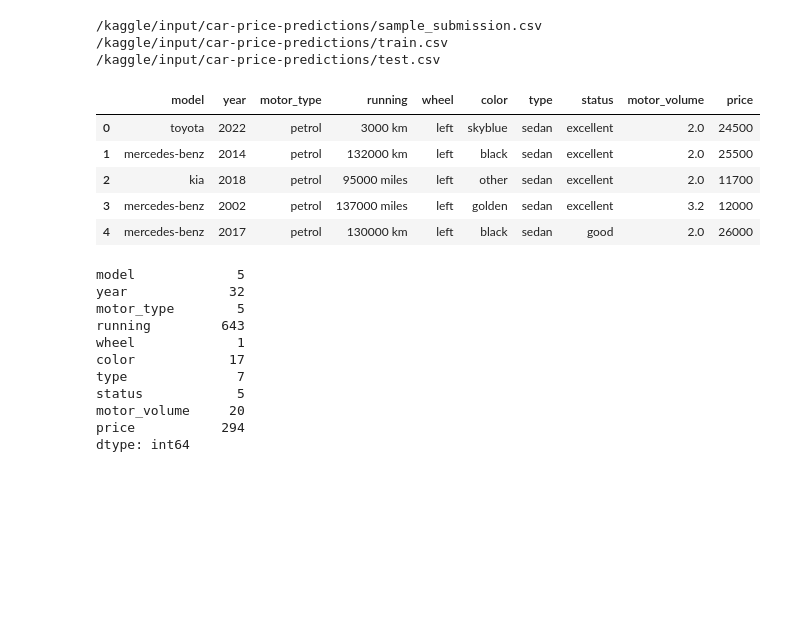
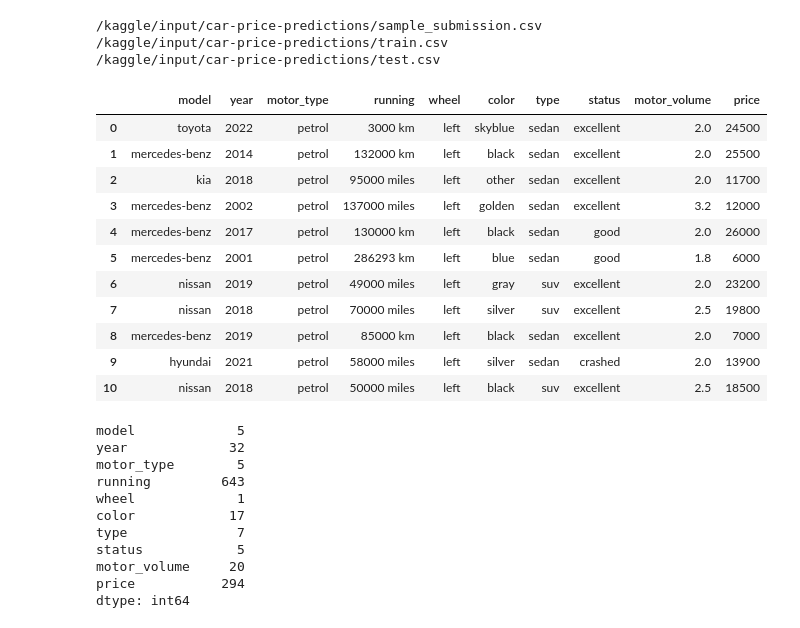
Before and after one commit to Murad-pitafi/Kaggle-Competitions, a Jupyter notebook: car-price-prediction.ipynb, the cells around one changed output. Drawn from its saved outputs; the diff is of its cells as text; code cells hidden in the pictures; blank space fills up the shorter version.

```diff
--- a/car-price-prediction.ipynb
+++ b/car-price-prediction.ipynb
@@ -26,14 +26,20 @@ for dirname, _, filenames in os.walk('/kaggle/input'):
 train = pd.read_csv('/kaggle/input/car-price-predictions/train.csv')
 test = pd.read_csv('/kaggle/input/car-price-predictions/test.csv')
 # %%
-train.head()
+train.head(11)
 # %% [output]
 |  | model | year | motor_type | running | wheel | color | type | status | motor_volume | price |
 | 0 | toyota | 2022 | petrol | 3000 km | left | skyblue | sedan | excellent | 2.0 | 24500 |
 | 1 | mercedes-benz | 2014 | petrol | 132000 km | left | black | sedan | excellent | 2.0 | 25500 |
 | 2 | kia | 2018 | petrol | 95000 miles | left | other | sedan | excellent | 2.0 | 11700 |
 | 3 | mercedes-benz | 2002 | petrol | 137000 miles | left | golden | sedan | excellent | 3.2 | 12000 |
 | 4 | mercedes-benz | 2017 | petrol | 130000 km | left | black | sedan | good | 2.0 | 26000 |
+| 5 | mercedes-benz | 2001 | petrol | 286293 km | left | blue | sedan | good | 1.8 | 6000 |
+| 6 | nissan | 2019 | petrol | 49000 miles | left | gray | suv | excellent | 2.0 | 23200 |
+| 7 | nissan | 2018 | petrol | 70000 miles | left | silver | suv | excellent | 2.5 | 19800 |
+| 8 | mercedes-benz | 2019 | petrol | 85000 km | left | black | sedan | excellent | 2.0 | 7000 |
+| 9 | hyundai | 2021 | petrol | 58000 miles | left | silver | sedan | crashed | 2.0 | 13900 |
+| 10 | nissan | 2018 | petrol | 50000 miles | left | black | suv | excellent | 2.5 | 18500 |
 # %%
 train.nunique()
 # %% [output]
```
Also changed, not shown: parts of 23 cells of this notebook.
